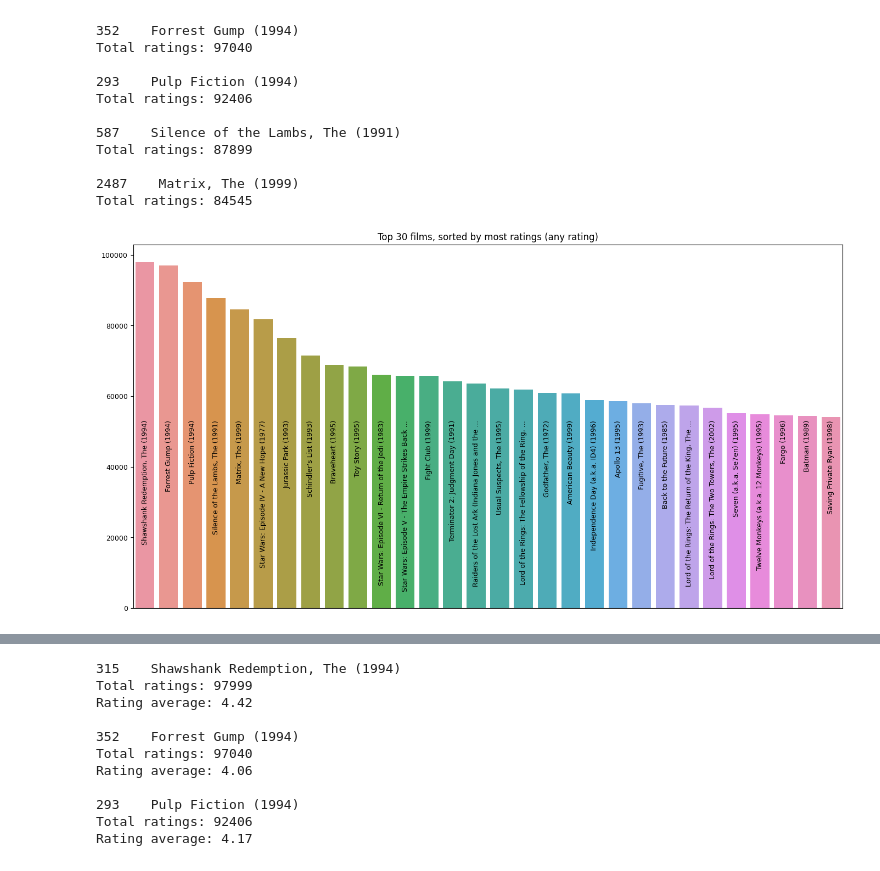
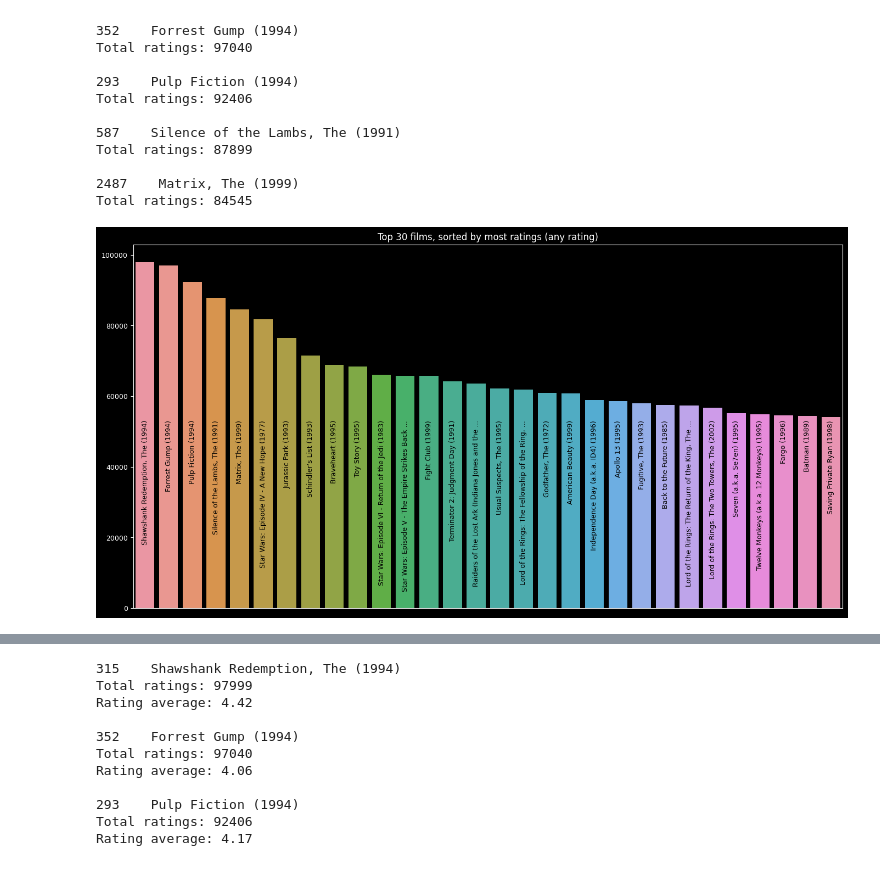
Before and after one commit to wlinds/ITHS-AI22-ML, a Jupyter notebook: Labb/ml-recommender.ipynb, the cells around one changed output, grey strips where cells are left out. Saved outputs shown, nothing was run; the diff lists cells and outputs as text; code cells hidden in the pictures.

Commit message:
add year plot, test tags, add auto night shift

```diff
--- a/Labb/ml-recommender.ipynb
+++ b/Labb/ml-recommender.ipynb
@@ -93,3 +44,15 @@ Name: movieId, dtype: int64
+# %%
+import datetime
+
+now = datetime.datetime.now()
+hour = now.hour
+
+if hour >= 23 or hour < 7:
+    plt.style.use('dark_background')
+    my_time = 'night'
+else:
+    plt.style.use('default')
+    my_time = 'day'
 # %% [markdown]
 ## Most rated movies
 # %%
@@ -119,34 +82,41 @@ Total ratings: 84545
 # %%
 import matplotlib.pyplot as plt
 from matplotlib import rcParams
 import seaborn as sns
 
 def plot_most_ratings(n):
     top = df_ratings['movieId'].value_counts().head(n).index
 
     title_name = []
     for i in top:
         title = df_movies[df_movies['movieId'] == i]
         title_name.append(title['title'].to_string(index=False))
 
     #plt.bar(x=title_name, height=df_ratings['movieId'].value_counts().head(10))
 
     rcParams['figure.figsize'] = 14,7
     sns.barplot(x=title_name, y=df_ratings['movieId'].value_counts().head(n))
 
     # Testing stuff TODO: how to adjust starting position for text labels on bars ??? now they line up at the end of the last character, should line up at first
     plt.tick_params(labelsize = 9)
     plt.tick_params(length = -250, axis='x')
     plt.xticks(rotation = 90)
     plt.tight_layout()
     plt.title(f'Top {n} films, sorted by most ratings (any rating)')
     plt.ylabel('')
 
+    if my_time == 'night':
+        font_color='#000000'
+    else:
+        font_color='#FFFFFF'
+
+    plt.tick_params(axis='x', colors=font_color)
+
     plt.show()
 
 plot_most_ratings(30)
 # %% [output]
-[figure, old version]
+[figure, new version]
 # %% [markdown]
 <div style="display: flex; flex-direction: row; padding: 40px; margin: 20px;">
   <div style="flex: 1;">
```
Also changed, not shown: parts of 32 cells of this notebook.
